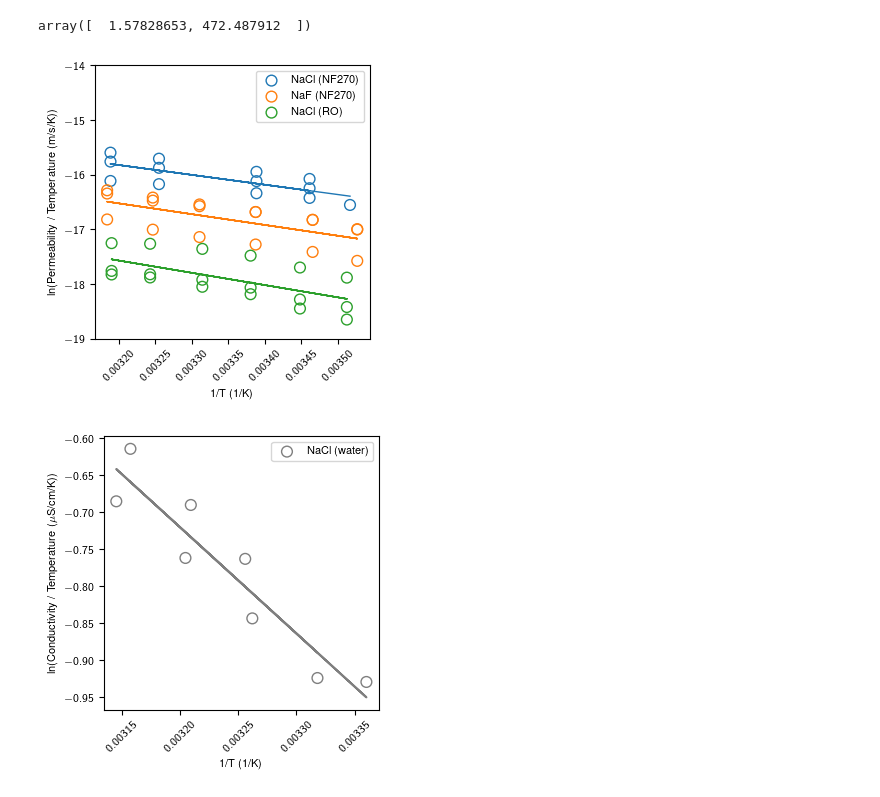
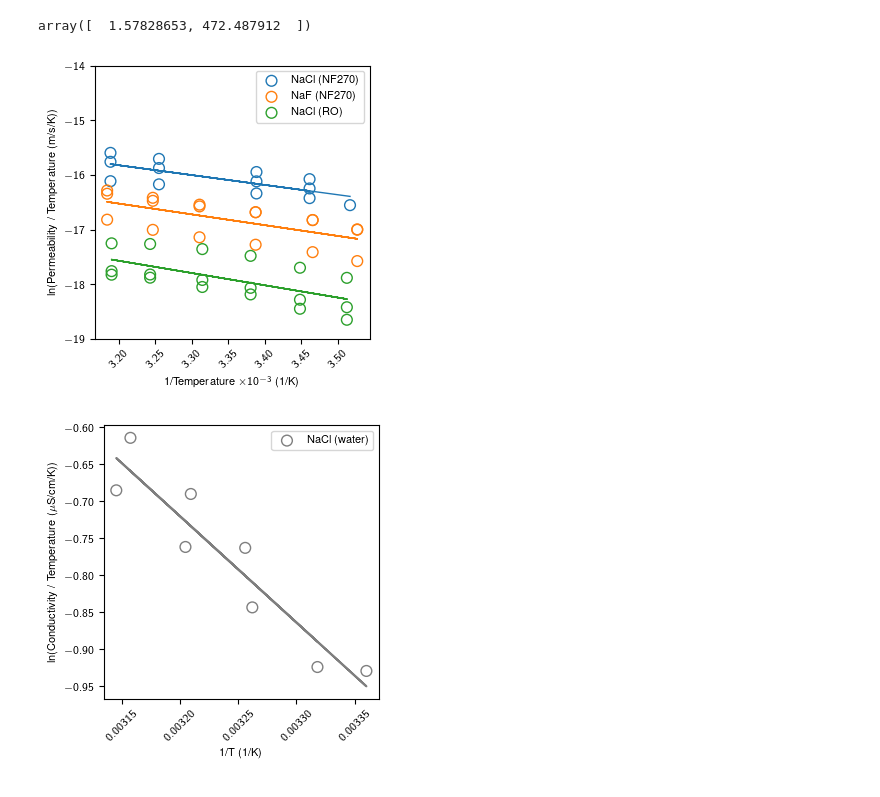
Before and after one commit to schwinns/eyring_model, a Jupyter notebook: experimental_barriers.ipynb, the cells around one changed output. Cells and saved outputs as stored; diff of their text form; code cells hidden in the pictures.

Commit message:
update experimental figure (7a) to have consistent x-axis

```diff
--- a/experimental_barriers.ipynb
+++ b/experimental_barriers.ipynb
@@ -243,34 +243,34 @@ array([  1.57828653, 472.487912  ])
 # %%
 # plot ln(P/T) vs 1/T, which would correspond to the TST model
 systems = ['NaCl (NF270)', 'NaF (NF270)', 'NaCl (RO)']
 colors = ['tab:blue', 'tab:orange', 'tab:green']
 
 fig, ax = plt.subplots(1,1, figsize=(3.55,3.55))
 
 # plot the TST linear regression plots
 for sys,c in zip(systems,colors):
     tmp = df[df['system'] == sys]
 
     # perform linear regression for plotting
     X = sm.add_constant(tmp['1/T'])
     ols = sm.OLS(tmp['ln(P/T)'], X)
     res = ols.fit()
     b, m = res.params
 
     # plot the linear regression and the data points with error
-    ax.plot(tmp['1/T'], m*tmp['1/T']+b, color=c, lw=1)
-    ax.scatter(tmp['1/T'], tmp['ln(P/T)'],
+    ax.plot(tmp['1/T'] / 10**-3, m*tmp['1/T']+b, color=c, lw=1)
+    ax.scatter(tmp['1/T'] / 10**-3, tmp['ln(P/T)'],
                marker='o', label=sys, lw=1, color=c, facecolor='None', s=60)
 
 ax.set_ylim(-19, -14)
 ax.set_ylabel('ln(Permeability / Temperature (m/s/K))')
-ax.set_xlabel('1/T (1/K)')
+ax.set_xlabel(r'1/Temperature $\times 10^{-3}$ (1/K)')
 ax.tick_params('x', labelrotation=45)
 ax.legend(loc='best')
 
 fig.savefig('figs/experimental_TST_plots.pdf')
 # %% [output]
-[figure, old version]
+[figure, new version]
 # %%
 # plot ln(P/T) vs 1/T for the NaCl in water
 fig, ax = plt.subplots(1,1, figsize=(3.55,3.55))
```
Also changed, not shown: parts of 5 cells of this notebook.
